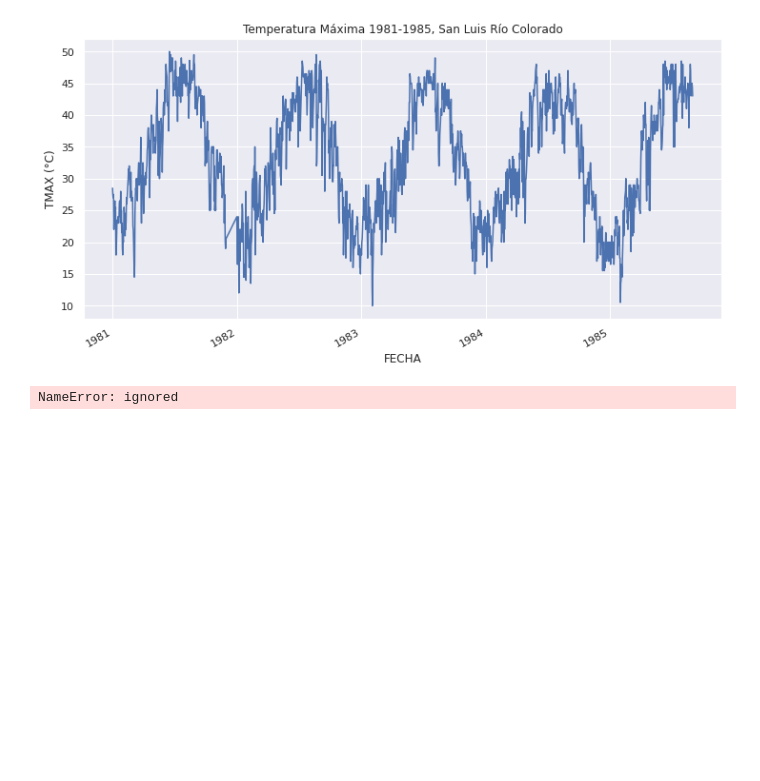
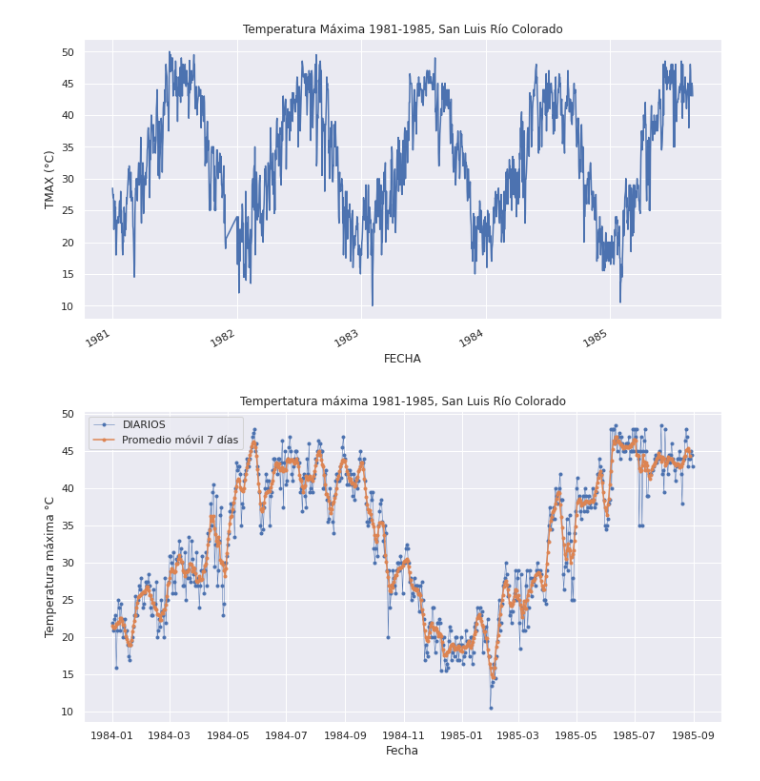
Before and after one commit to YazMRRS/FisicaComputacional1, a Jupyter notebook: Actividad_5.ipynb, the cells around one changed output. Cells and saved outputs as stored; diff of their text form; code cells hidden in the pictures; blank space fills up the shorter version.

```diff
--- a/Actividad_5.ipynb
+++ b/Actividad_5.ipynb
@@ -240,21 +240,22 @@ ax.set_title('Temperatura Máxima 1981-1985, San Luis Río Colorado');
 # %%
 #Suavizando la curva de TMAX, utilizando promedios móviles
 data_cols=['EVAP', 'TMAX', 'TMIN']
-df_63_7d=df_63[data_cols].rolling(7,center=true).mean()
-df_63_30d=df_63[data_cols].rolling(30,center=True).mean()
-df_63_365d=df_63[data_cols].rolling(365,center=True).mean()
+df_63_7d = df_63[data_cols].rolling(7,center=True).mean()
+df_63_30d = df_63[data_cols].rolling(30,center=True).mean()
+df_63_365d = df_63[data_cols].rolling(365,center=True).mean()
-# %% [output]
-NameError: ignored
 # %%
 #Fechas de inicio y fin
 start, end = '1984-01', '1985-12'
 
 #Contraste de la gráfica de datos diarios y la de promedio móvil de 7 días
 sns.set(rc={'figure.figsize':(12,6)})
 fig,ax=plt.subplots()
 ax.plot(df_63.loc[start:end, 'TMAX'], marker='.', linestyle='-', linewidth=0.5, label='DIARIOS')
 ax.plot(df_63_7d.loc[start:end, 'TMAX'], marker='.', linestyle='-', label='Promedio móvil 7 días')
 
 ax.set_xlabel('Fecha')
 ax.set_ylabel('Temperatura máxima °C')
-ax.set_title('Tempertatura máxima ')
+ax.set_title('Tempertatura máxima 1981-1985, San Luis Río Colorado')
+ax.legend();
+# %% [output]
+[figure, added]
```
Also changed, not shown: parts of 19 cells of this notebook.
